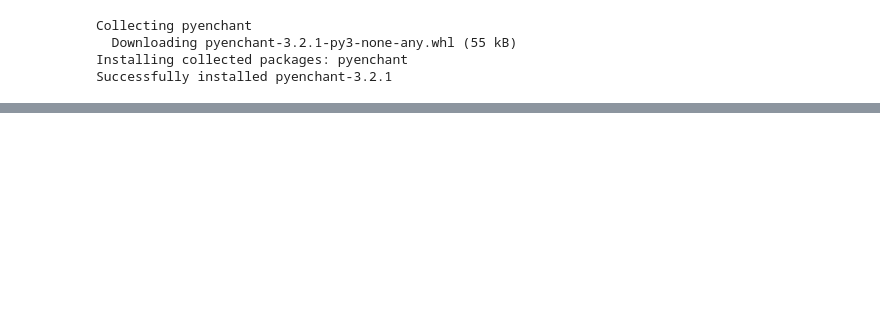
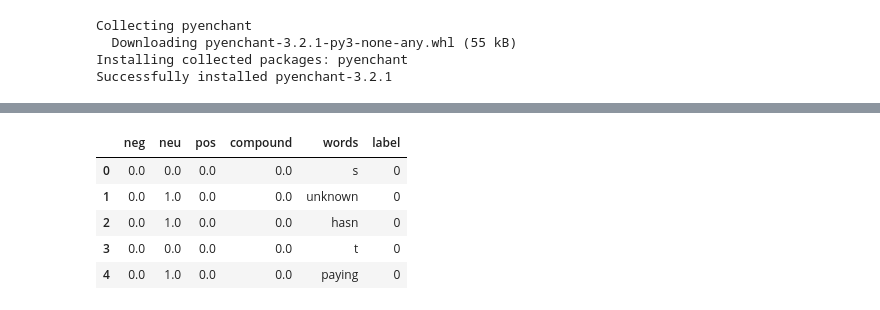
Before and after one commit to NaomiMH/Informaci-n_Act2, a Jupyter notebook: Comments_Reddit.ipynb, the cells around one changed output, grey strips where cells are left out. Cells and saved outputs as stored; diff of their text form; code cells hidden in the pictures; blank space fills up the shorter version.

```diff
--- a/Comments_Reddit.ipynb
+++ b/Comments_Reddit.ipynb
@@ -159,0 +181,12 @@ OptionError: ignored
+# %%
+df['label']=0
+df.loc[df['compound']>0.50, 'label']= 1
+df.loc[df['compound']<-0.80, 'label']= 1
+df.head()
+# %% [output]
+|  | neg | neu | pos | compound | words | label |
+| 0 | 0.0 | 0.0 | 0.0 | 0.0 | s | 0 |
+| 1 | 0.0 | 1.0 | 0.0 | 0.0 | unknown | 0 |
+| 2 | 0.0 | 1.0 | 0.0 | 0.0 | hasn | 0 |
+| 3 | 0.0 | 0.0 | 0.0 | 0.0 | t | 0 |
+| 4 | 0.0 | 1.0 | 0.0 | 0.0 | paying | 0 |
```
Also changed, not shown: parts of 22 cells of this notebook.
